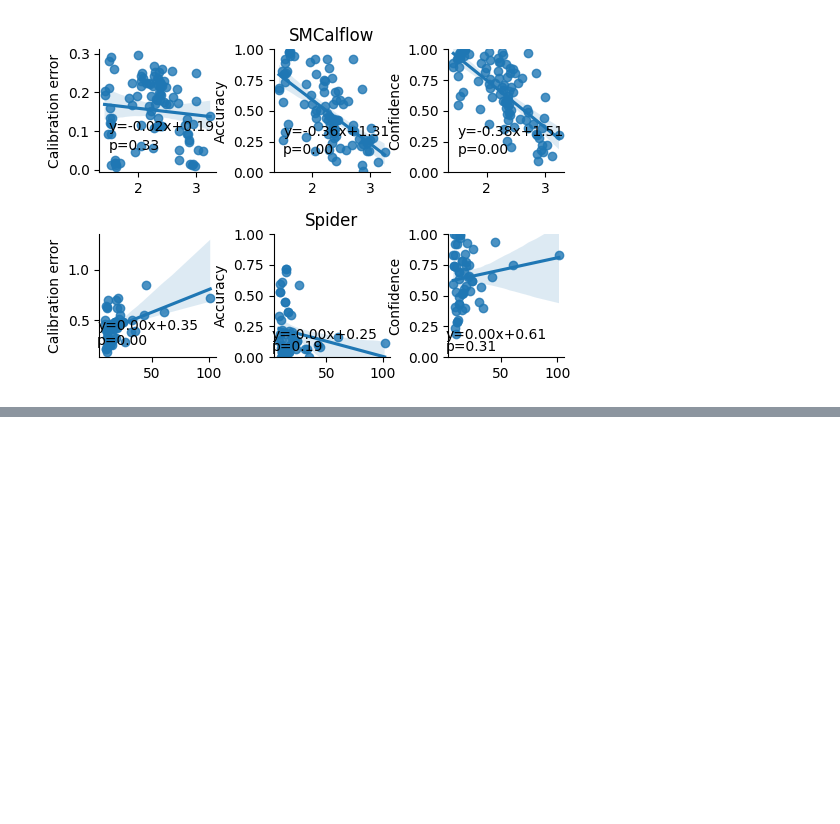
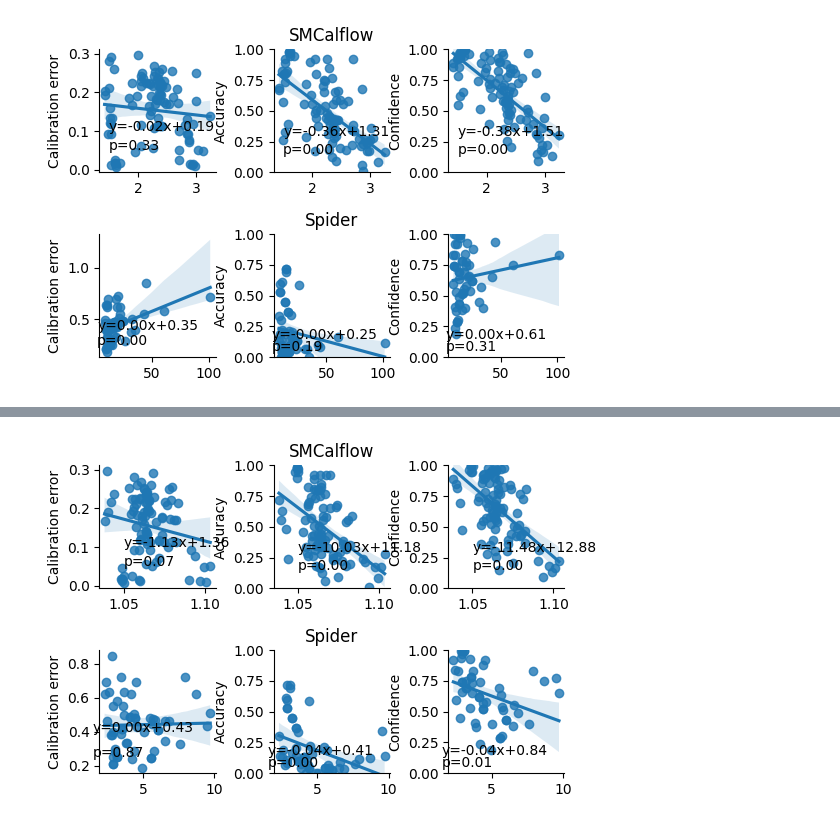
Before and after one commit to esteng/calibration_miso, a Jupyter notebook: analysis/calibration_sql_seq_ppl_plots.ipynb, the cells around one changed output, grey strips where cells are left out. Cells and saved outputs as stored; diff of their text form; code cells hidden in the pictures; blank space fills up the shorter version.

```diff
--- a/analysis/calibration_sql_seq_ppl_plots.ipynb
+++ b/analysis/calibration_sql_seq_ppl_plots.ipynb
@@ -680,3 +711,72 @@ sns.despine()
+# %%
+## What if we get rid of  the 100ppl outlier bin
+
+
+fig, axs = plt.subplots(2, 3, figsize=(6, 4), sharex=False, sharey=False, gridspec_kw = dict(wspace=0.5, hspace=0.5))
+
+
+# spider_df_no_outlier = spider_all_dfs[spider_all_dfs['target_ppl'] < 100]
+# spider_df_no_outlier = spider_all_dfs[spider_all_dfs['source_ppl'] < 50]
+
+# fill data
+sns.regplot(data = calflow_all_dfs, x = "target_ppl", y = "bin_ece", ax = axs[0,0])
+sns.regplot(data = calflow_all_dfs, x = "target_ppl", y = "prob_correct", ax = axs[0,1])
+sns.regplot(data = calflow_all_dfs, x = "target_ppl", y = "prob_model", ax = axs[0,2])
+# add slopes, intercepts, p-values as text
+ece_slope, ece_intercept, ece_p_value = get_reg_data(calflow_all_dfs['target_ppl'], calflow_all_dfs['bin_ece'])
+acc_slope, acc_intercept, acc_p_value = get_reg_data(calflow_all_dfs['target_ppl'], calflow_all_dfs['prob_correct'])
+conf_slope, conf_intercept, conf_p_value = get_reg_data(calflow_all_dfs['target_ppl'], calflow_all_dfs['prob_model'])
+
+axs[0,0].text(1.05, 0.1, f"y={ece_slope:.2f}x+{ece_intercept:.2f}")
+axs[0,0].text(1.05, 0.05, f"p={ece_p_value:.2f}")
+
+axs[0,1].text(1.05, 0.3, f"y={acc_slope:.2f}x+{acc_intercept:.2f}")
+axs[0,1].text(1.05, 0.15, f"p={acc_p_value:.2f}")
+
+axs[0,2].text(1.05, 0.3, f"y={conf_slope:.2f}x+{conf_intercept:.2f}")
+axs[0,2].text(1.05, 0.15, f"p={conf_p_value:.2f}")
+
+# plot spider
+sns.regplot(data = spider_all_dfs, x = "target_ppl", y = "bin_ece", ax = axs[1,0])
+sns.regplot(data = spider_all_dfs, x = "target_ppl", y = "prob_correct", ax = axs[1,1])
+sns.regplot(data = spider_all_dfs, x = "target_ppl", y = "prob_model", ax = axs[1,2])
+ece_slope, ece_intercept, ece_p_value = get_reg_data(spider_all_dfs['target_ppl'], spider_all_dfs['bin_ece'])
+acc_slope, acc_intercept, acc_p_value = get_reg_data(spider_all_dfs['target_ppl'], spider_all_dfs['prob_correct'])
+conf_slope, conf_intercept, conf_p_value = get_reg_data(spider_all_dfs['target_ppl'], spider_all_dfs['prob_model'])
+
+axs[1,0].text(1.5, 0.4, f"y={ece_slope:.2f}x+{ece_intercept:.2f}")
+axs[1,0].text(1.5, 0.25, f"p={ece_p_value:.2f}")
+
+axs[1,1].text(1.5, 0.15, f"y={acc_slope:.2f}x+{acc_intercept:.2f}")
+axs[1,1].text(1.5, 0.05, f"p={acc_p_value:.2f}")
+
+axs[1,2].text(1.5, 0.15, f"y={conf_slope:.2f}x+{conf_intercept:.2f}")
+axs[1,2].text(1.5, 0.05, f"p={conf_p_value:.2f}")
+
+for i in range(2):
+    for j in range(3):
+        axs[i,j].set_xlabel("")
+
+# first row is SMCalflow
+axs[0,1].set_title("SMCalflow")
+# second row is Spider
+axs[1,1].set_title("Spider")
+# first column is Calibration error
+axs[0,0].set_ylabel("Calibration error")
+axs[1,0].set_ylabel("Calibration error")
+# second column is Accuracy
+axs[0,1].set_ylabel("Accuracy")
+axs[1,1].set_ylabel("Accuracy")
+axs[0,1].set_ylim(0,1)
+axs[1,1].set_ylim(0,1)
+# third column is confidence
+axs[0,2].set_ylabel("Confidence")
+axs[1,2].set_ylabel("Confidence")
+axs[0,2].set_ylim(0,1)
+axs[1,2].set_ylim(0,1)
+sns.despine()
+# %% [output]
+[figure, added]
 # %%
 # smcalflow plot each one separately
 
```
Also changed, not shown: parts of 9 cells of this notebook, 3 other files.
